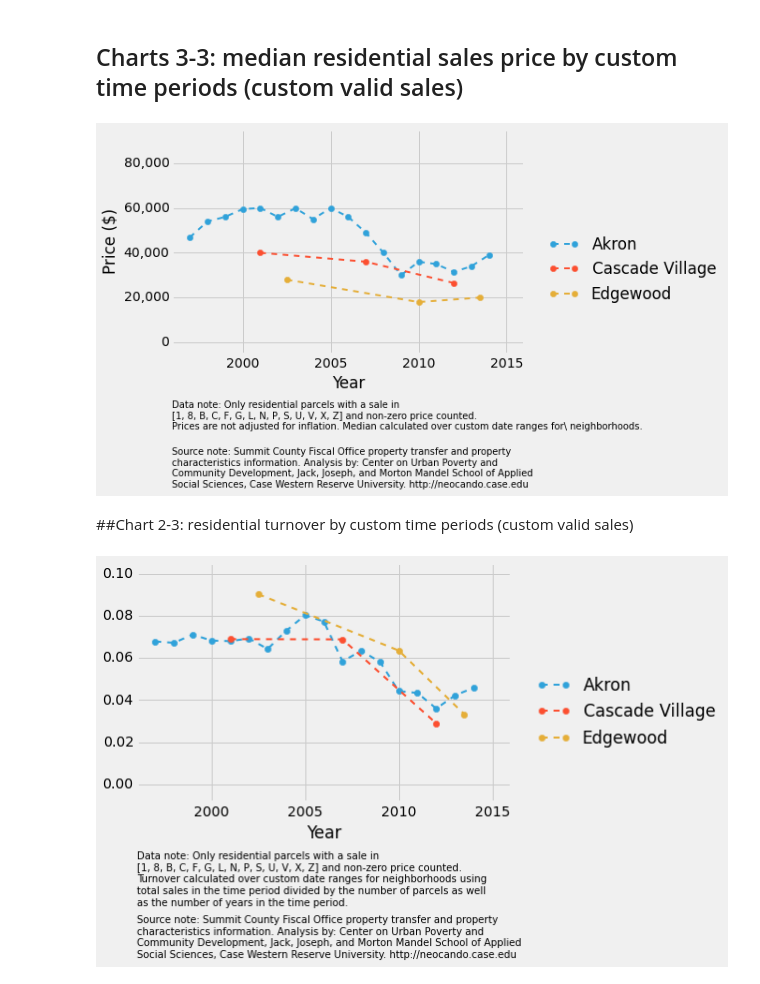
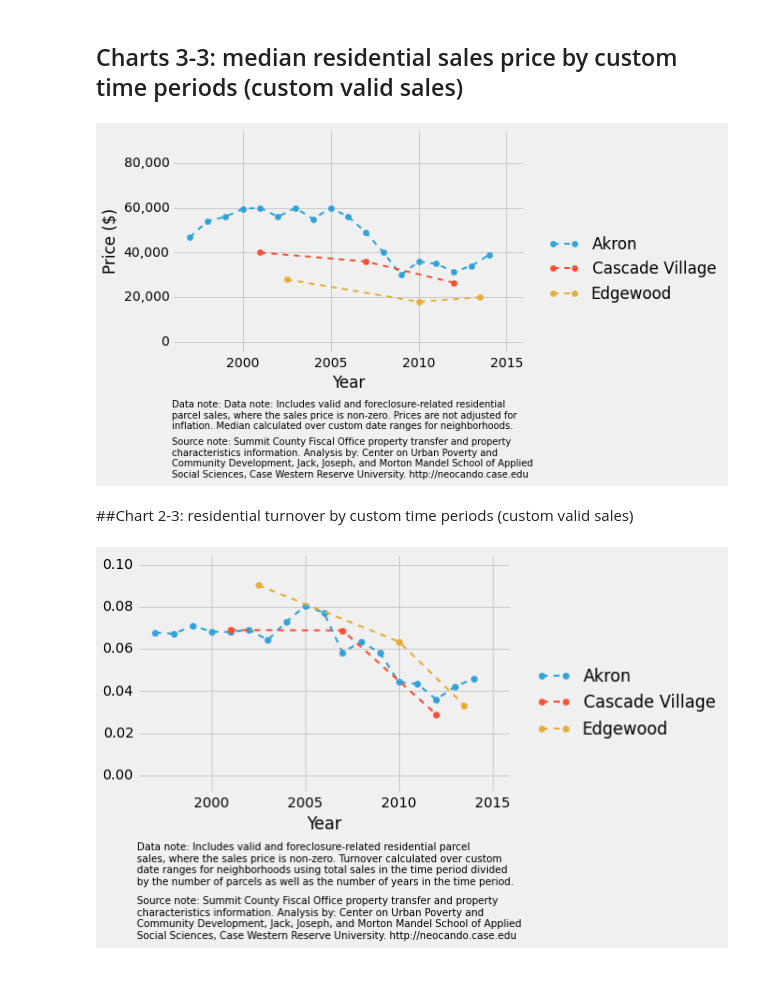
Before and after one commit to PovertyCenterCLE/akron_sales, a Jupyter notebook: Analysis Scripts/Residential Charts.ipynb, the cells around one changed output. Drawn from its saved outputs; the diff is of its cells as text; code cells hidden in the pictures.

Commit message:
add new charts with fixed notes

```diff
--- a/Analysis Scripts/Residential Charts.ipynb
+++ b/Analysis Scripts/Residential Charts.ipynb
@@ -406,34 +406,33 @@ cv2['middle_year'].ix['Completion'] = 2012
 # %%
 chart3_3 = pd.DataFrame(index=ak_by_year.index)
 chart3_3['ak_median_custom'] = ak_by_year.sale_price['median']
 chart3_3.loc[chart3_3.index.isin(cv2.middle_year.values),'cv_median_custom'] = (cv2['median']).values
 chart3_3.loc[chart3_3.index.isin([2003,2010,2014]),'ed_median_custom'] =  (ed2['median']).values
 chart3_3.to_csv('charts/chart3-3.csv')
 
 ax = plt.subplot(111)
 plt.plot(ak_by_year.index, ak_by_year.sale_price['median'],  '.--', markersize=12,linewidth=2)
 plt.plot(cv2.middle_year, cv2['median'], '.--', markersize=12,linewidth=2)
 plt.plot(ed2.middle_year, ed2['median'], '.--', markersize=12,linewidth=2)
 
 plt.legend(['Akron','Cascade Village','Edgewood'], loc=(1.05,0.2))
 plt.xlabel('Year')
 plt.ylabel('Price ($)')
 plt.xlim([1996,2016])
 plt.ylim(-5000,95000)
 ax.get_yaxis().set_major_formatter(plt.matplotlib.ticker.FuncFormatter(lambda x, p: format(int(x), ',')))
 
-plt.annotate("Data note: Only residential parcels with a sale in \n\
-[1, 8, B, C, F, G, L, N, P, S, U, V, X, Z] and non-zero price counted.\n\
-Prices are not adjusted for inflation. Median calculated over custom date ranges for\ neighborhoods.", (0,0), (0, -50), fontsize=10, xycoords='axes fraction', textcoords='offset points', va='top')
-
+plt.annotate("Data note: Data note: Includes valid and foreclosure-related residential\n\
+parcel sales, where the sales price is non-zero. Prices are not adjusted for \n\
+inflation. Median calculated over custom date ranges for neighborhoods.", (0,0), (0, -50), fontsize=10, xycoords='axes fraction', textcoords='offset points', va='top')
 plt.annotate("Source note: Summit County Fiscal Office property transfer and property \n\
 characteristics information. Analysis by: Center on Urban Poverty and \n\
 Community Development, Jack, Joseph, and Morton Mandel School of Applied \n\
-Social Sciences, Case Western Reserve University. http://neocando.case.edu", (0,0), (0, -100), fontsize=10, xycoords='axes fraction', textcoords='offset points', va='top')
+Social Sciences, Case Western Reserve University. http://neocando.case.edu", (0,0), (0, -90), fontsize=10, xycoords='axes fraction', textcoords='offset points', va='top')
 
 plt.savefig('charts/chart3-3.png',bbox_inches='tight')
 # %% [output]
-[figure, old version]
+[figure, new version]
 # %% [markdown]
 ##Chart 2-3: residential turnover by custom time periods (custom valid sales)
 # %%
@@ -454,17 +453,16 @@ plt.xlabel('Year')
 plt.xlim([1996,2016])
 plt.ylim([-0.008,0.105])
 
-plt.annotate("Data note: Only residential parcels with a sale in \n\
-[1, 8, B, C, F, G, L, N, P, S, U, V, X, Z] and non-zero price counted.\n\
-Turnover calculated over custom date ranges for neighborhoods using \n\
-total sales in the time period divided by the number of parcels as well \n\
-as the number of years in the time period.", (0,0), (0, -50), fontsize=10, xycoords='axes fraction', textcoords='offset points', va='top')
+plt.annotate("Data note: Includes valid and foreclosure-related residential parcel \n\
+sales, where the sales price is non-zero. Turnover calculated over custom \n\
+date ranges for neighborhoods using total sales in the time period divided \n\
+by the number of parcels as well as the number of years in the time period.", (0,0), (0, -50), fontsize=10, xycoords='axes fraction', textcoords='offset points', va='top')
 
 plt.annotate("Source note: Summit County Fiscal Office property transfer and property \n\
 characteristics information. Analysis by: Center on Urban Poverty and \n\
 Community Development, Jack, Joseph, and Morton Mandel School of Applied \n\
-Social Sciences, Case Western Reserve University. http://neocando.case.edu", (0,0), (0, -114), fontsize=10, xycoords='axes fraction', textcoords='offset points', va='top')
+Social Sciences, Case Western Reserve University. http://neocando.case.edu", (0,0), (0, -104), fontsize=10, xycoords='axes fraction', textcoords='offset points', va='top')
 
 plt.savefig('charts/chart2-3.png',bbox_inches='tight')
 # %% [output]
-[figure, old version]
+[figure, new version]
```
Also changed, not shown: 1 other file.
